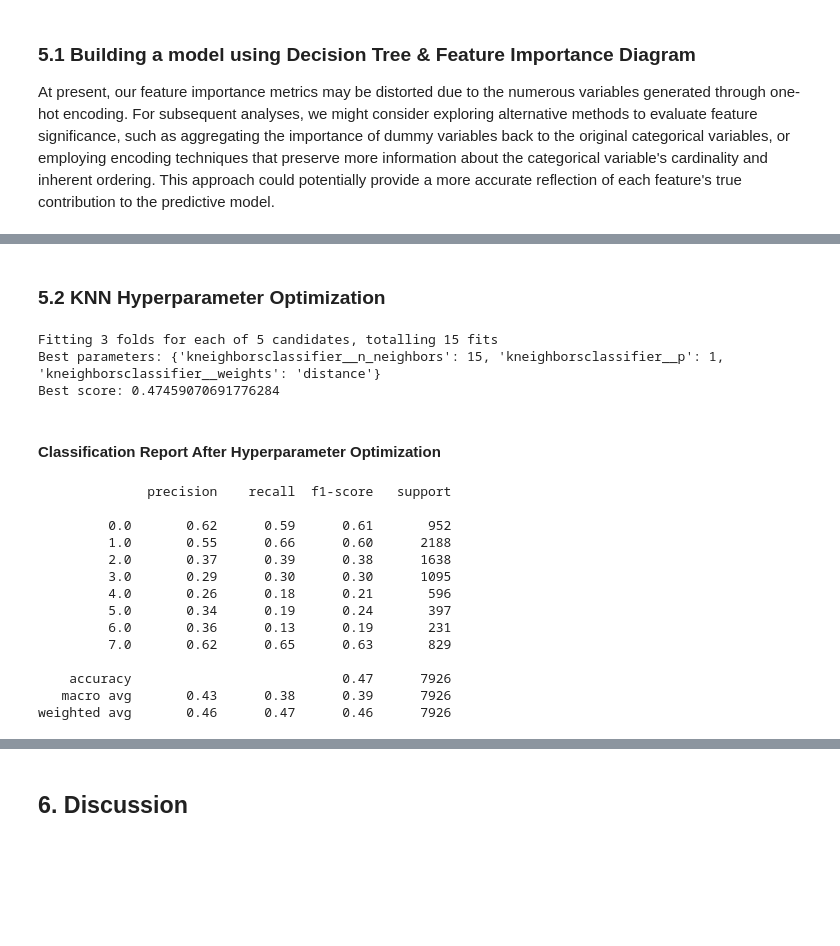
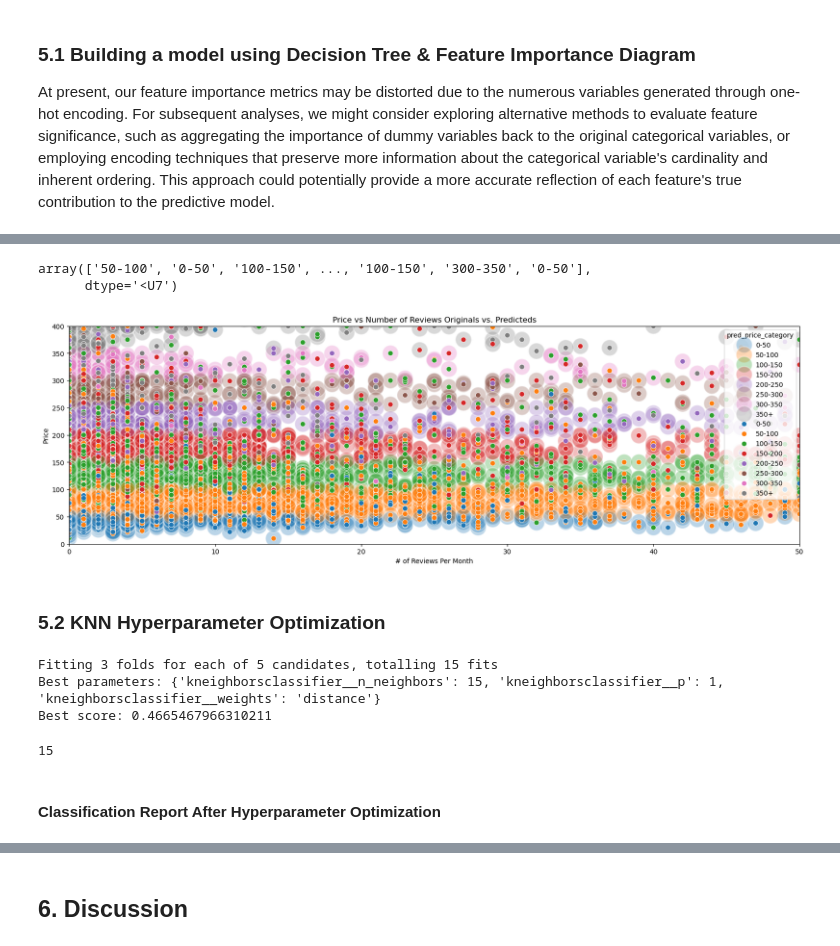
Before and after one commit to DSCI-310-2024/DSCI_310_Group_9_NY-airbnb-analysis, a Jupyter notebook: src/milestone_1.ipynb, the cells around one changed output, grey strips where cells are left out. Saved outputs shown, nothing was run; the diff lists cells and outputs as text; code cells hidden in the pictures; blank space fills up the shorter version.

Commit message:
scripts completed, report yet to be tidied

```diff
--- a/src/milestone_1.ipynb
+++ b/src/milestone_1.ipynb
@@ -582,7 +584,7 @@ def build_model(model, preprocessor, X_train, y_train_encoded, X_test, y_test_en
     model_pipe = make_pipeline(preprocessor, model)
     model = model_pipe.fit(X_train, y_train_encoded)
     predictions = model.predict(X_test)
-    return model, classification_report(y_test_encoded, predictions)
+    return model, classification_report(y_test_encoded, predictions, output_dict=True)
 # %% [markdown]
 ### 5.1 Building a model using Decision Tree & Feature Importance Diagram
 
@@ -610,3 +613,30 @@ weighted avg       0.43      0.44      0.43      7926
+# %%
+preds = knn_model.predict(X_test).astype(str)
+replacement_dict = {'0.0':'0-50', '1.0':'50-100', '2.0':'100-150', '3.0':'150-200', '4.0':'200-250','5.0':'250-300',
+                    '6.0':'300-350', '7.0':'350+'}
+newpreds = np.array([replacement_dict[x] for x in preds])
+newpreds
+# %% [output]
+array(['50-100', '0-50', '100-150', ..., '100-150', '300-350', '0-50'],
+      dtype='<U7')
+# %%
+test_df['pred_price_category'] = newpreds
+# %%
+fig, ax = plt.subplots(figsize=(20, 6))
+
+sns.scatterplot(test_df, x = 'number_of_reviews', y='price', hue='price_category', s=600, alpha=0.3)
+
+sns.scatterplot(test_df, x = 'number_of_reviews', y='price', hue='pred_price_category',
+                hue_order=['0-50', '50-100', '100-150', '150-200', '200-250', '250-300', '300-350', '350+'], s=60)
+ax.set_title("Price vs Number of Reviews Originals vs. Predicteds")
+ax.set(xlabel="# of Reviews Per Month", ylabel="Price")
+ax.set_ylim(0, 400)
+ax.set_xlim(0, 50)
+
+fig.tight_layout
+plt.show()
+# %% [output]
+[figure, added]
 # %% [markdown]
 ### 5.2 KNN Hyperparameter Optimization
 # %%
@@ -633,24 +663,10 @@ print("Best score:", rand_search.best_score_)
 # %% [output]
 Fitting 3 folds for each of 5 candidates, totalling 15 fits
 Best parameters: {'kneighborsclassifier__n_neighbors': 15, 'kneighborsclassifier__p': 1, 'kneighborsclassifier__weights': 'distance'}
-Best score: 0.47459070691776284
+Best score: 0.4665467966310211
+# %%
+rand_search.best_params_['kneighborsclassifier__n_neighbors']
+# %% [output]
+15
 # %% [markdown]
 #### Classification Report After Hyperparameter Optimization
-# %%
-rand_search_predictions = rand_search.predict(X_test)
-print(classification_report(y_test_encoded, rand_search_predictions))
-# %% [output]
-              precision    recall  f1-score   support
-
-         0.0       0.62      0.59      0.61       952
-         1.0       0.55      0.66      0.60      2188
-         2.0       0.37      0.39      0.38      1638
-         3.0       0.29      0.30      0.30      1095
-         4.0       0.26      0.18      0.21       596
-         5.0       0.34      0.19      0.24       397
-         6.0       0.36      0.13      0.19       231
-         7.0       0.62      0.65      0.63       829
-
-    accuracy                           0.47      7926
-   macro avg       0.43      0.38      0.39      7926
-weighted avg       0.46      0.47      0.46      7926
```
Also changed, not shown: parts of 13 cells of this notebook, 34 other files.
